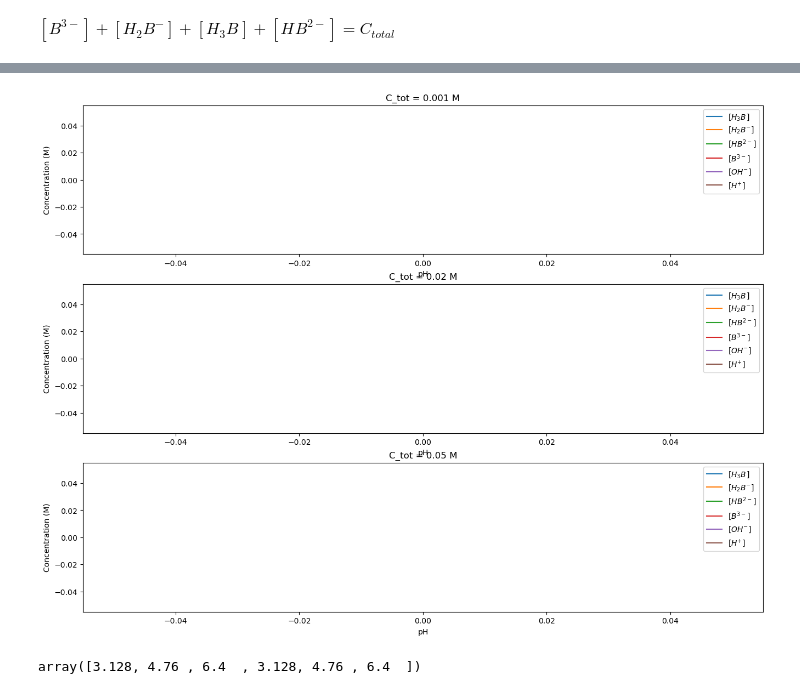
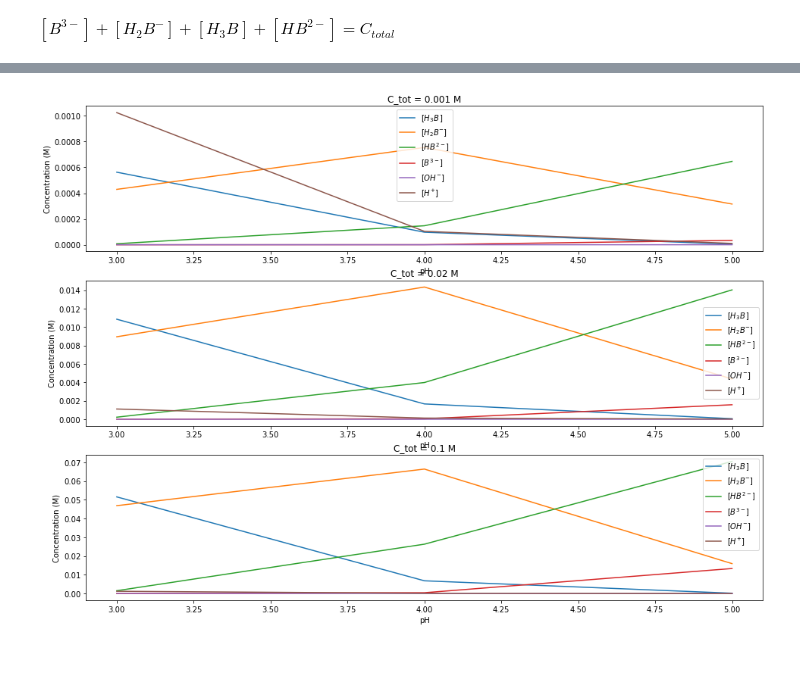
Before and after one commit to EugeneMaz/acid-base, a Jupyter notebook: buffer-equilibrium.ipynb, the cells around one changed output, grey strips where cells are left out. Drawn from its saved outputs; the diff is of its cells as text; code cells hidden in the pictures; blank space fills up the shorter version.

```diff
--- a/buffer-equilibrium.ipynb
+++ b/buffer-equilibrium.ipynb
@@ -94,7 +94,10 @@ class AcidBaseEquilibrium:
         self.solve_dummy(C_tot, pH0)
         if isinstance(I_add, str):
              I_add = eval(I_add)
-        system_complete = [eq.subs({self.C_t: C_tot, self.pH: pH0, self.I_add: I_add}) for eq in self.full_system]
+        system_complete = [eq.subs(self.I_add, I_add).subs({self.C_t: C_tot, self.pH: pH0}) for eq in self.full_system]
+        if verbose:
+            for eq in self.full_system:
+                display(eq)
         vars_to_solve = tuple(self.species[i] for i in self.species)
         if self.include_water:
             vars_to_solve += (self.OH,)
@@ -104,9 +107,9 @@ class AcidBaseEquilibrium:
         ion_str = self.I_expr.subs(self.C_t, C_tot).subs(self.I_add, I_add).subs(solution)
         solution.update({self.H: 10.0**(-pH0)/self.y_H_expr.subs(self.I, ion_str)})
         if verbose:
-            print(f"Ionic strength is {ion_str:.3g} M")
+            print(f"Ionic strength is {ion_str} M")
             for k,v in solution.items():
-                display(Latex(fr"The concentration of ${latex(k)}$ is: {v:.2e} M"))
+                display(Latex(fr"The concentration of ${latex(k)}$ is: {v} M"))
         else:
             return solution
 
@@ -126,8 +129,8 @@ class AcidBaseEquilibrium:
             solution_keys = self.solve_single(self.C_range[0], self.pH_range[0], I_add=0, verbose=False).keys()
             fig, axes = plt.subplots(nrows=self.C_range.size, ncols=1, figsize=(16, 12))
             for i, cc in enumerate(self.C_range):
-                for sp in range(result.shape[1]-2):
-                    axes[i].plot(result[result[:,0] == cc, 1], result[result[:,0] == cc, sp+2])
+                for sp in range(result.shape[1]-3):
+                    axes[i].plot(result[result[:,1] == cc, 2], result[result[:,1] == cc, sp+3])
                     # 3 significant digits
                     axes[i].set_title(f"C_tot = {float(cc):.3g} M")
                     # fixed 3 decimals
@@ -185,7 +180,7 @@ The concentration of $[H^{+}]$ is: 4.62e-6 M
 # %%
-res = buffer.solve_range(C_tot=[0.001, 0.02, 0.05], pH0 = [3, 4, 5, 6], verbose=True)
+res = buffer.solve_range(C_tot=[0.001, 0.02, 0.1], pH0 = [3, 4, 5], verbose=True)
 # %% [output]
-[figure, old version]
+[figure, new version]
 # %%
 buffer.save_range("test.csv")
 # %%
@@ -198,4 +192,0 @@ buffer.save_range("Citric_acid_3pKa_0.00001-0.2_pH3-9_with_Na2SO4.csv")
-# %%
-np.hstack([np.array([3.128, 4.76, 6.4]),np.array([3.128, 4.76, 6.4])])
-# %% [output]
-array([3.128, 4.76 , 6.4  , 3.128, 4.76 , 6.4  ])
```
Also changed, not shown: parts of 4 cells of this notebook.
